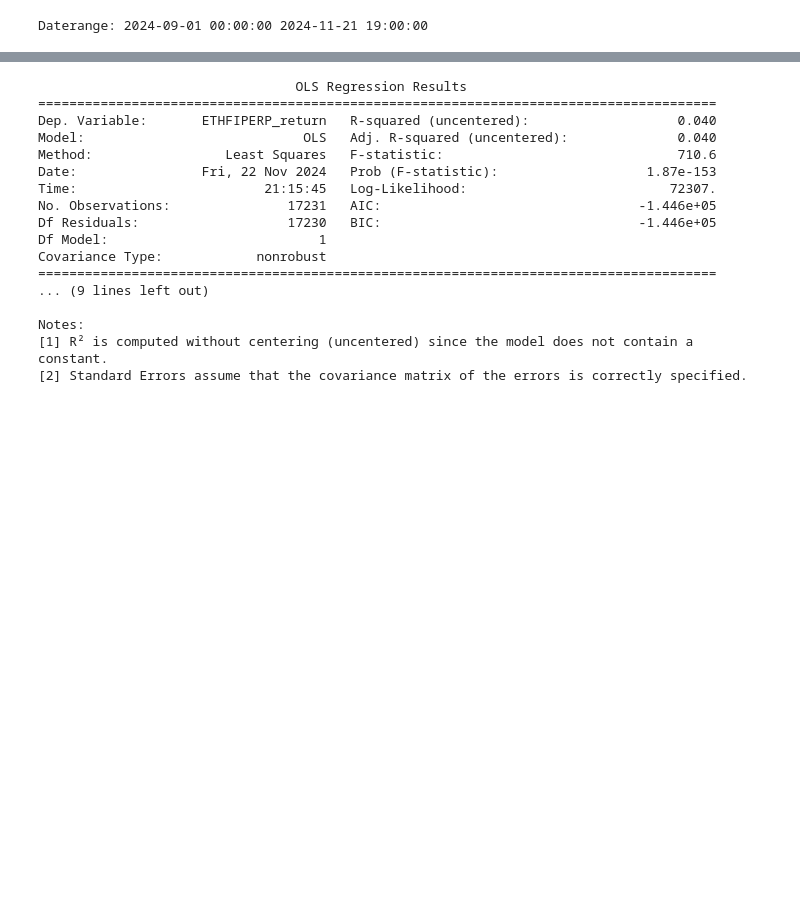
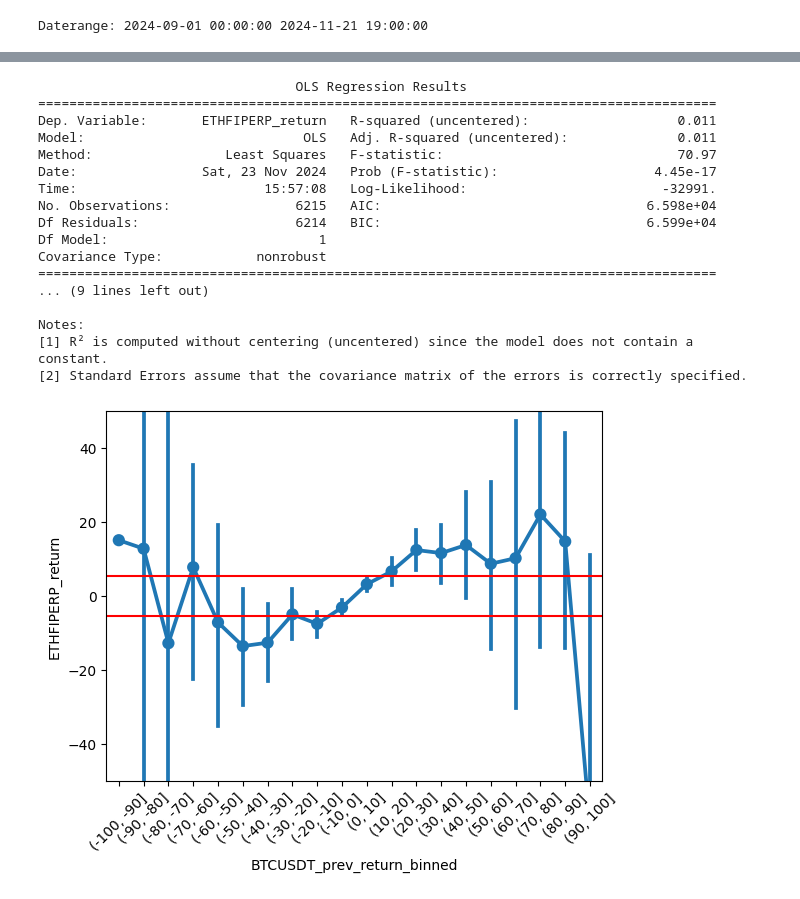
Before and after one commit to akhilkammila/cryptoAnalysis, a Jupyter notebook: autocorrelation/backtest.ipynb, the cells around one changed output, grey strips where cells are left out. Saved outputs shown, nothing was run; the diff lists cells and outputs as text; code cells hidden in the pictures; blank space fills up the shorter version.

```diff
--- a/autocorrelation/backtest.ipynb
+++ b/autocorrelation/backtest.ipynb
@@ -85,35 +74,47 @@ train_returns.head()
 # %%
 # Visualizations to find a proper utility function
 import statsmodels.api as sm
 
 def findUtility(df, stock):
     X = df['BTCUSDT_prev_return']
     model = sm.OLS(df[f'{stock}_return'], X).fit()
     print(model.summary())
 
-    # predictions = model.predict(X)
-    # df['residuals'] = df[f'{stock}_return'] - predictions
-    # bins = np.arange(-0.010, 0.01001, 0.0005)
-    # df['BTCUSDT_prev_return_binned'] = pd.cut(df['BTCUSDT_prev_return'], bins=bins)
+    predictions = model.predict(X)
+    df['residuals'] = df[f'{stock}_return'] - predictions
+    bins = np.arange(-100, 101, 10)
+    df['BTCUSDT_prev_return_binned'] = pd.cut(df['BTCUSDT_prev_return'], bins=bins)
+    # display(df['BTCUSDT_prev_return_binned'].value_counts(normalize=True))
     # sns.boxplot(data=df, x='BTCUSDT_prev_return_binned', y='residuals')
     # sns.regplot(data=df, x='BTCUSDT_prev_return', y=f'{stock}_return', scatter_kws = {'alpha': 0.01}, order=3)
 
-findUtility(train_returns, 'ETHFIPERP')
+    sns.pointplot(data=df, x='BTCUSDT_prev_return_binned', y=f'{stock}_return')
+    plt.ylim(bottom=-50, top=50)
+    plt.axhline(y=5.5, color='red')
+    plt.axhline(y=-5.5, color='red')
+    plt.xticks(rotation=45)
+    plt.show()
+
+    bin_stats = df.groupby(f'BTCUSDT_prev_return_binned')[f'{stock}_return'].agg(['mean', 'std']).reset_index()
+    display(bin_stats)
+
+findUtility(test_returns, 'ETHFIPERP')
 # %% [output]
                                  OLS Regression Results
 =======================================================================================
-Dep. Variable:       ETHFIPERP_return   R-squared (uncentered):                   0.040
-Model:                            OLS   Adj. R-squared (uncentered):              0.040
-Method:                 Least Squares   F-statistic:                              710.6
-Date:                Fri, 22 Nov 2024   Prob (F-statistic):                   1.87e-153
-Time:                        21:15:45   Log-Likelihood:                          72307.
-No. Observations:               17231   AIC:                                 -1.446e+05
-Df Residuals:                   17230   BIC:                                 -1.446e+05
+Dep. Variable:       ETHFIPERP_return   R-squared (uncentered):                   0.011
+Model:                            OLS   Adj. R-squared (uncentered):              0.011
+Method:                 Least Squares   F-statistic:                              70.97
+Date:                Sat, 23 Nov 2024   Prob (F-statistic):                    4.45e-17
+Time:                        15:57:08   Log-Likelihood:                         -32991.
+No. Observations:                6215   AIC:                                  6.598e+04
+Df Residuals:                    6214   BIC:                                  6.599e+04
 Df Model:                           1
 Covariance Type:            nonrobust
 =======================================================================================
 ... (9 lines left out)
 
 Notes:
 [1] R² is computed without centering (uncentered) since the model does not contain a constant.
 [2] Standard Errors assume that the covariance matrix of the errors is correctly specified.
+[figure, added]
```
Also changed, not shown: parts of 3 cells of this notebook, 1 other file.
